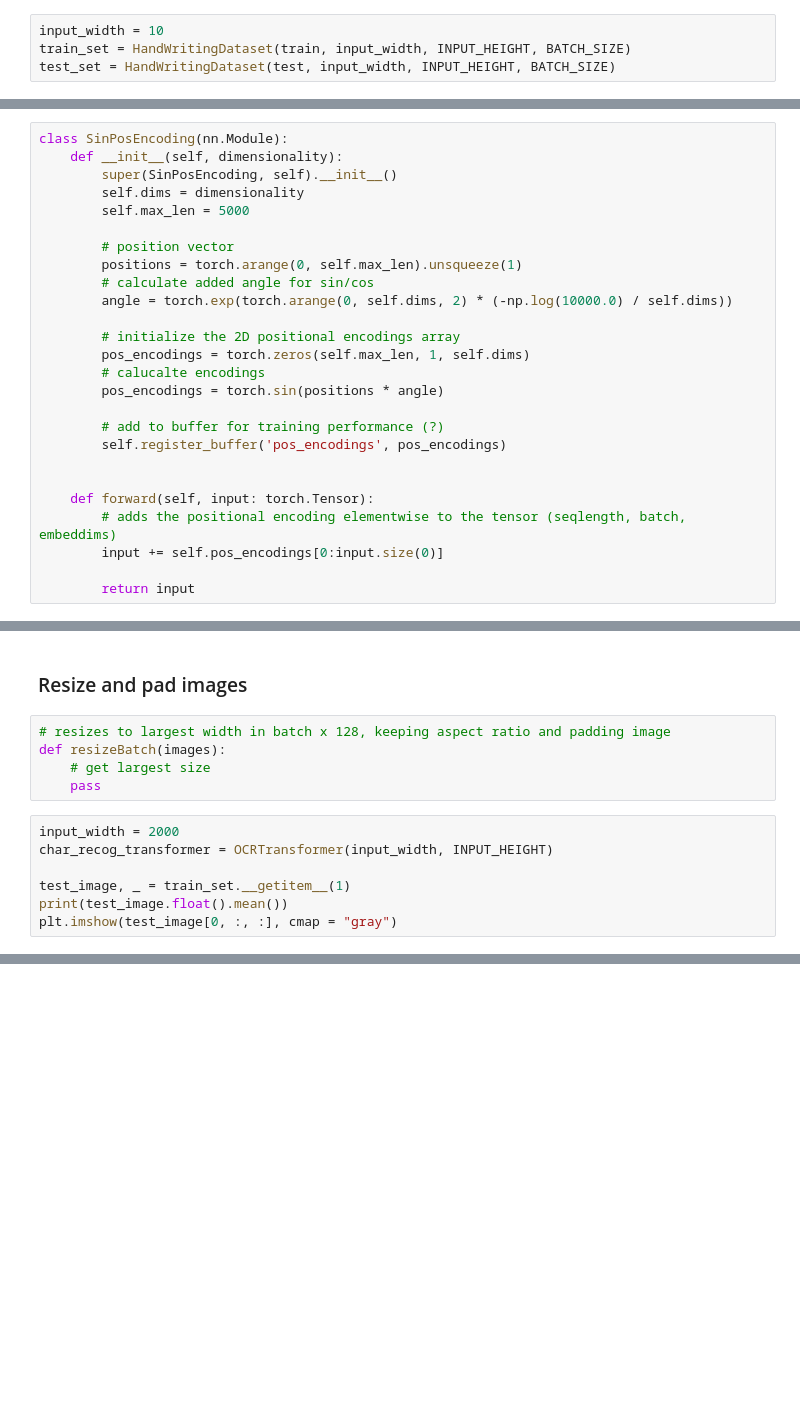
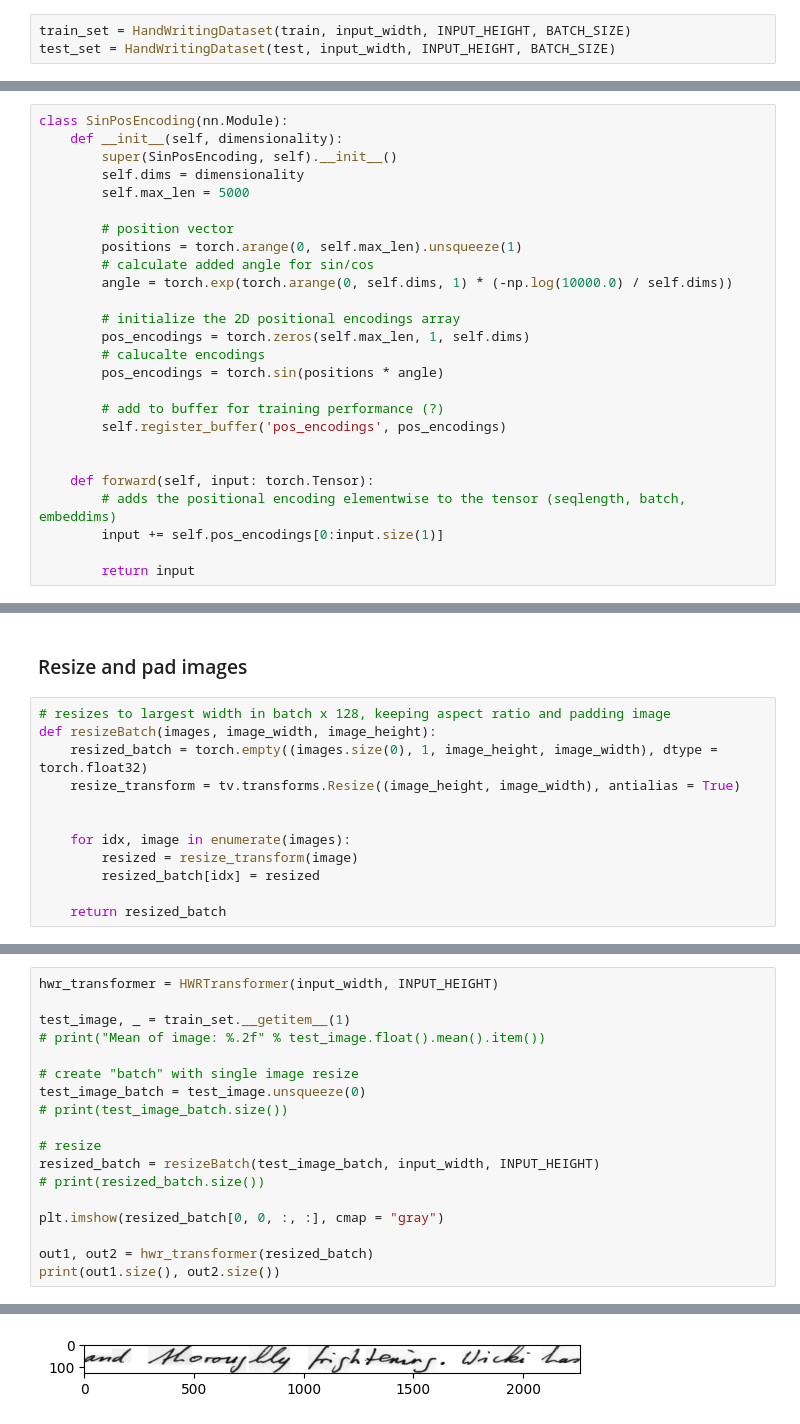
Before and after one commit to Jiayun-Zhang/HWR, a Jupyter notebook: IAM_pipelines/lightweight_transformer_pipeline.ipynb, the cells around one changed output, grey strips where cells are left out. Drawn from its saved outputs; the diff is of its cells as text; blank space fills up the shorter version.

Commit message:
model almost done, needs decoder char embedding input now

```diff
--- a/IAM_pipelines/lightweight_transformer_pipeline.ipynb
+++ b/IAM_pipelines/lightweight_transformer_pipeline.ipynb
@@ -137,7 +137,6 @@ class HandWritingDataset(Dataset):
         # return length of column
         return len(self.data)
 # %%
-input_width = 10
 train_set = HandWritingDataset(train, input_width, INPUT_HEIGHT, BATCH_SIZE)
 test_set = HandWritingDataset(test, input_width, INPUT_HEIGHT, BATCH_SIZE)
 # %% [markdown]
@@ -154,7 +156,7 @@ class SinPosEncoding(nn.Module):
         # position vector
         positions = torch.arange(0, self.max_len).unsqueeze(1)
         # calculate added angle for sin/cos
-        angle = torch.exp(torch.arange(0, self.dims, 2) * (-np.log(10000.0) / self.dims))
+        angle = torch.exp(torch.arange(0, self.dims, 1) * (-np.log(10000.0) / self.dims))
 
         # initialize the 2D positional encodings array
         pos_encodings = torch.zeros(self.max_len, 1, self.dims)
@@ -167,7 +169,7 @@ class SinPosEncoding(nn.Module):
 
     def forward(self, input: torch.Tensor):
         # adds the positional encoding elementwise to the tensor (seqlength, batch, embeddims)
-        input += self.pos_encodings[0:input.size(0)]
+        input += self.pos_encodings[0:input.size(1)]
 
         return input
 # %% [markdown]
@@ -260,13 +298,13 @@ class OCRTransformer(nn.Module):
 ### Resize and pad images
 # %%
 # resizes to largest width in batch x 128, keeping aspect ratio and padding image
-def resizeBatch(images):
-    # get largest size
-    pass
+def resizeBatch(images, image_width, image_height):
+    resized_batch = torch.empty((images.size(0), 1, image_height, image_width), dtype = torch.float32)
+    resize_transform = tv.transforms.Resize((image_height, image_width), antialias = True)
+
+
+    for idx, image in enumerate(images):
+        resized = resize_transform(image)
+        resized_batch[idx] = resized
+
+    return resized_batch
-# %%
-input_width = 2000
-char_recog_transformer = OCRTransformer(input_width, INPUT_HEIGHT)
-
-test_image, _ = train_set.__getitem__(1)
-print(test_image.float().mean())
-plt.imshow(test_image[0, :, :], cmap = "gray")
@@ -276,0 +313,19 @@ tensor(243.7332)
+# %%
+hwr_transformer = HWRTransformer(input_width, INPUT_HEIGHT)
+
+test_image, _ = train_set.__getitem__(1)
+# print("Mean of image: %.2f" % test_image.float().mean().item())
+
+# create "batch" with single image resize
+test_image_batch = test_image.unsqueeze(0)
+# print(test_image_batch.size())
+
+# resize
+resized_batch = resizeBatch(test_image_batch, input_width, INPUT_HEIGHT)
+# print(resized_batch.size())
+
+plt.imshow(resized_batch[0, 0, :, :], cmap = "gray")
+
+out1, out2 = hwr_transformer(resized_batch)
+print(out1.size(), out2.size())
+# %% [output]
@@ -276,0 +333 @@ tensor(243.7332)
+[figure, added]
```
Also changed, not shown: parts of 6 cells of this notebook.
